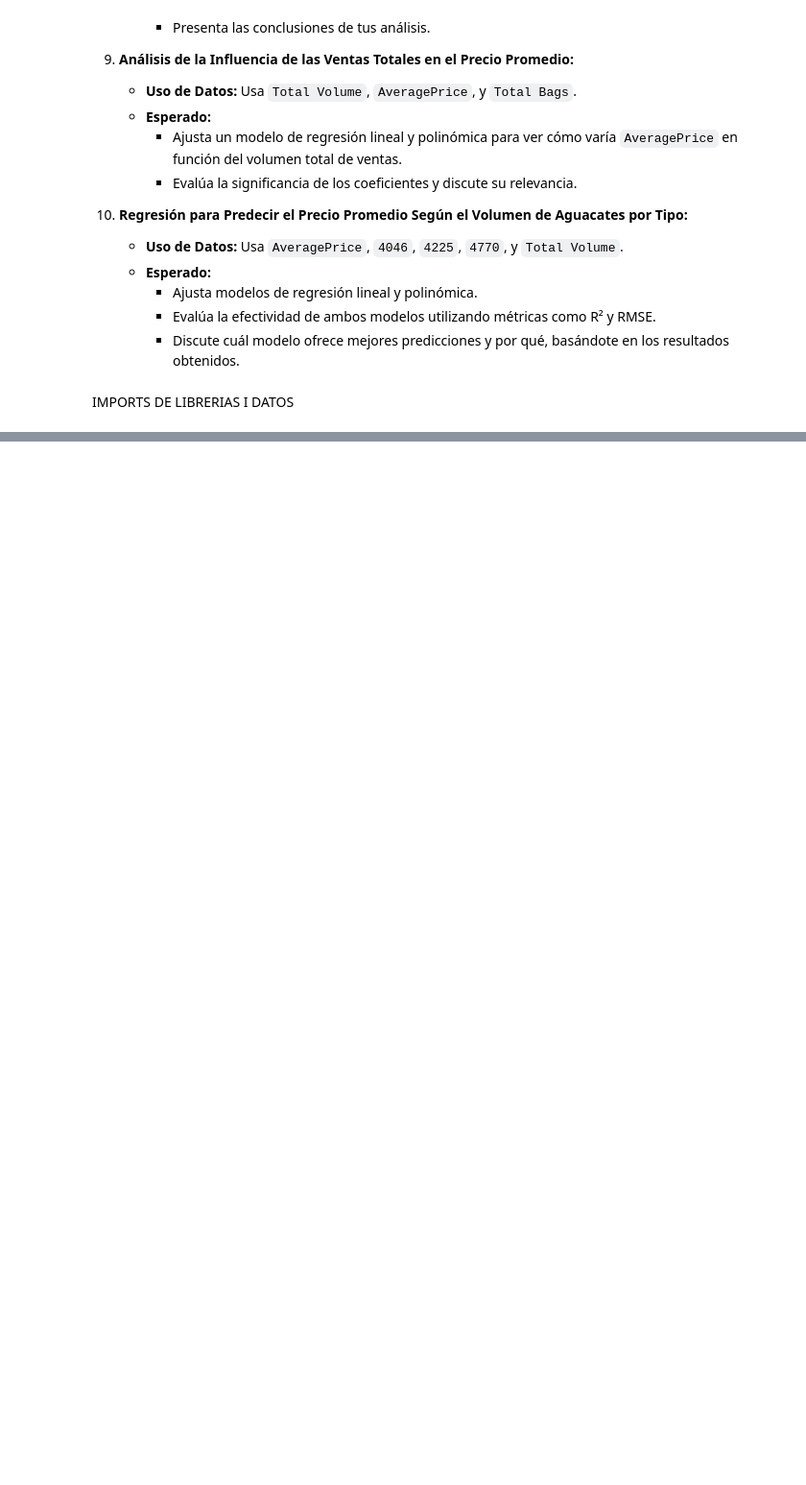
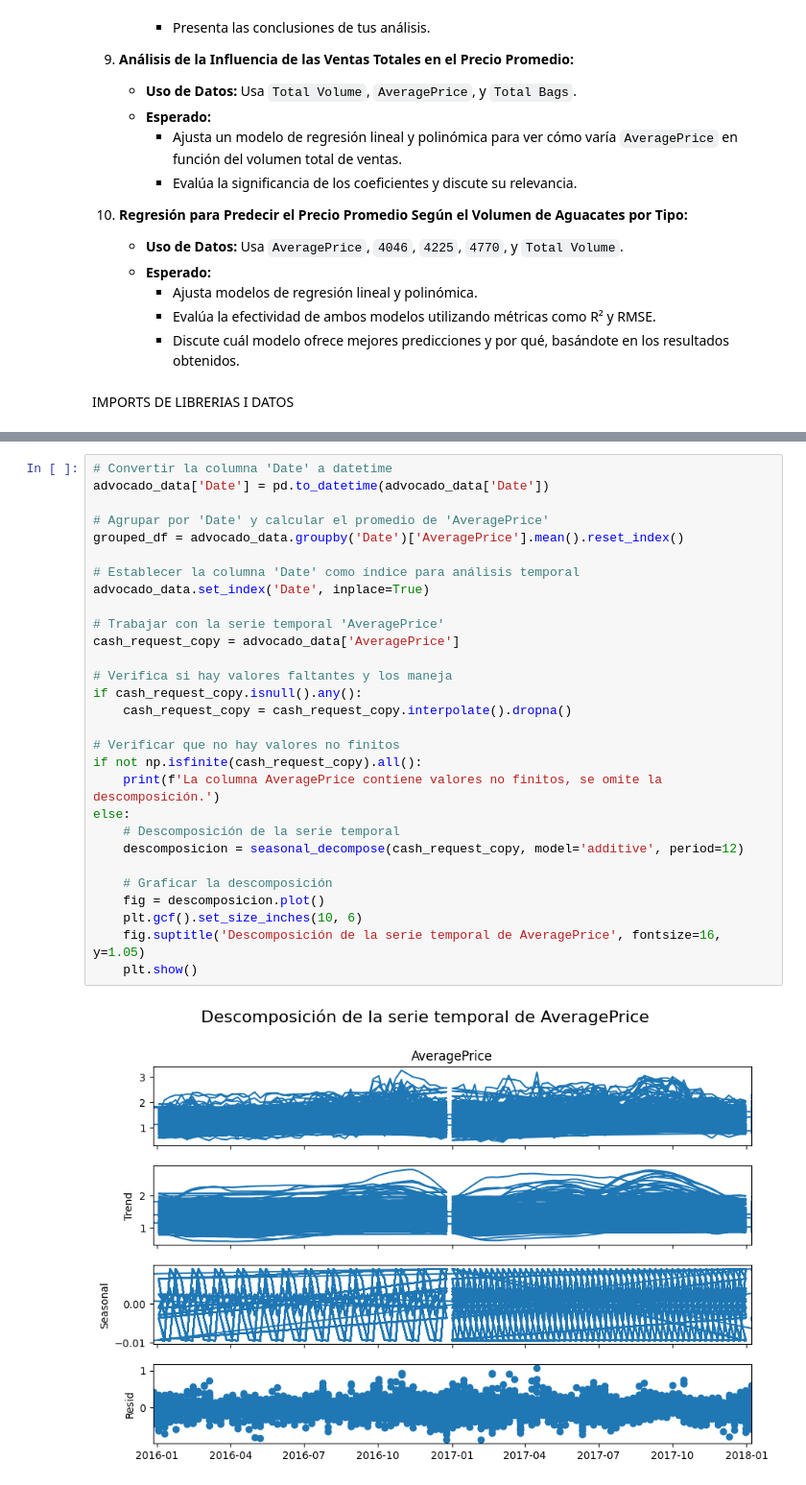
Before and after one commit to Laquesis/Avocado, a Jupyter notebook: proyecto.ipynb, the cells around one changed output, grey strips where cells are left out. Shown at 96% size. Saved outputs shown, nothing was run; the diff lists cells and outputs as text; blank space fills up the shorter version.

```diff
--- a/proyecto.ipynb
+++ b/proyecto.ipynb
@@ -291,0 +312,31 @@ advocado_data
+# %%
+# Convertir la columna 'Date' a datetime
+advocado_data['Date'] = pd.to_datetime(advocado_data['Date'])
+
+# Agrupar por 'Date' y calcular el promedio de 'AveragePrice'
+grouped_df = advocado_data.groupby('Date')['AveragePrice'].mean().reset_index()
+
+# Establecer la columna 'Date' como índice para análisis temporal
+advocado_data.set_index('Date', inplace=True)
+
+# Trabajar con la serie temporal 'AveragePrice'
+cash_request_copy = advocado_data['AveragePrice']
+
+# Verifica si hay valores faltantes y los maneja
+if cash_request_copy.isnull().any():
+    cash_request_copy = cash_request_copy.interpolate().dropna()
+
+# Verificar que no hay valores no finitos
+if not np.isfinite(cash_request_copy).all():
+    print(f'La columna AveragePrice contiene valores no finitos, se omite la descomposición.')
+else:
+    # Descomposición de la serie temporal
+    descomposicion = seasonal_decompose(cash_request_copy, model='additive', period=12)
+
+    # Graficar la descomposición
+    fig = descomposicion.plot()
+    plt.gcf().set_size_inches(10, 6)
+    fig.suptitle('Descomposición de la serie temporal de AveragePrice', fontsize=16, y=1.05)
+    plt.show()
+# %% [output]
+[figure, added]
```
Also changed, not shown: parts of 3 cells of this notebook.
